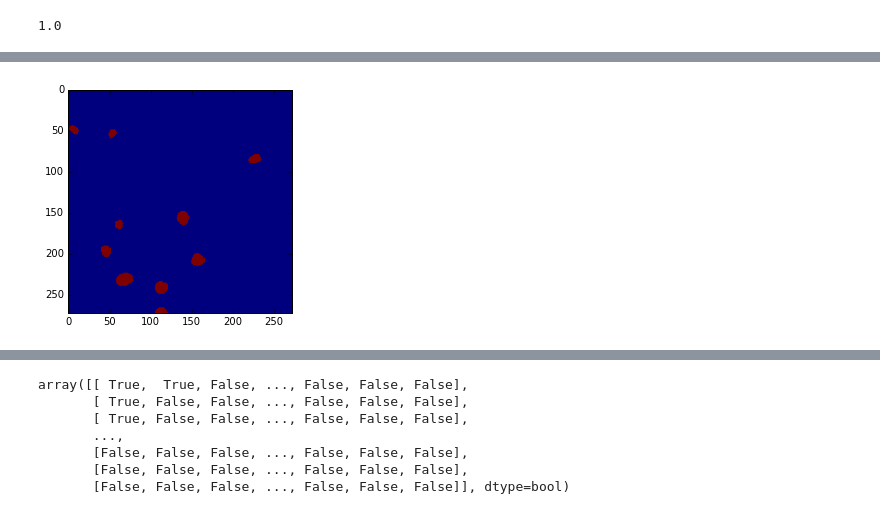
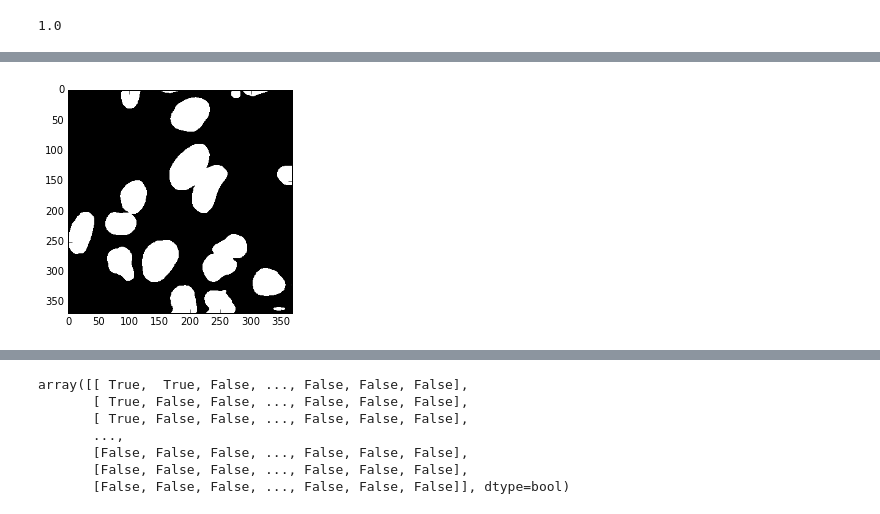
Before and after one commit to rykachevskiy/ds_bowl_2018, a Jupyter notebook: notebooks/Unet.ipynb, the cells around one changed output, grey strips where cells are left out. Saved outputs shown, nothing was run; the diff lists cells and outputs as text; code cells hidden in the pictures.

```diff
--- a/notebooks/Unet.ipynb
+++ b/notebooks/Unet.ipynb
@@ -38,8 +38,13 @@ def norm_mask(x):
     x[:,:,1] = (x[:,:,1] == 1).astype(int)
     return x
 
-train_data = [norm_mask(x) for x in train_data]
-val_data = [norm_mask(x) for x in val_data]
+def norm_im(x):
+    x[:,:,0] = x[:,:,0] - x[:,:,0].min()
+    x[:,:,0] = x[:,:,0] / x[:,:,0].max()
+    return x
+
+train_data = [norm_im(norm_mask(x)) for x in train_data]
+val_data = [norm_im(norm_mask(x)) for x in val_data]
 # %%
 plt.figure(figsize = (10,10))
 plt.imshow(train_data[4][:,:,1],cmap='gray')
@@ -330,5 +392,5 @@ plt.show()
 # %%
-plt.imshow(get_16_im(val_data[0][:,:,1:2])[:,:,0])
+plt.imshow(get_16_im(val_data[3][:,:,1:2])[:,:,0], cmap = 'gray')
 plt.show()
 # %% [output]
-[figure, old version]
+[figure, new version]
```
Also changed, not shown: parts of 34 cells of this notebook, 1 other file.
